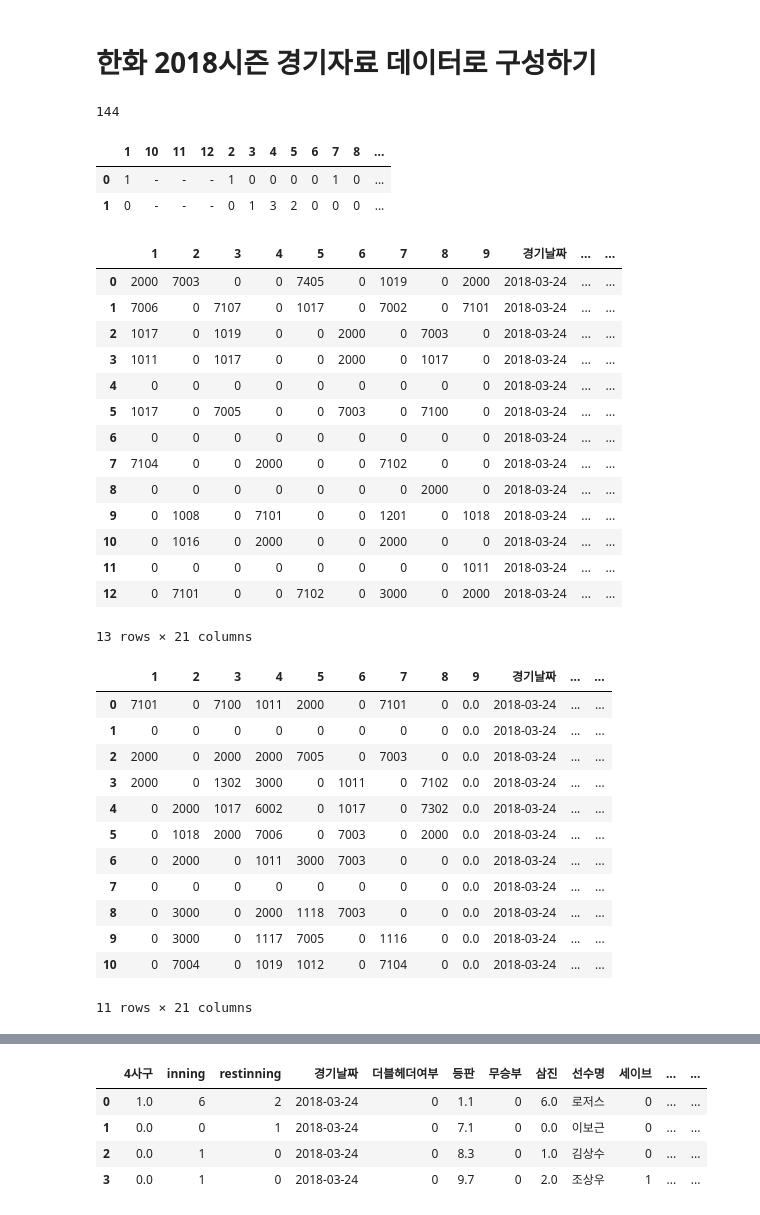
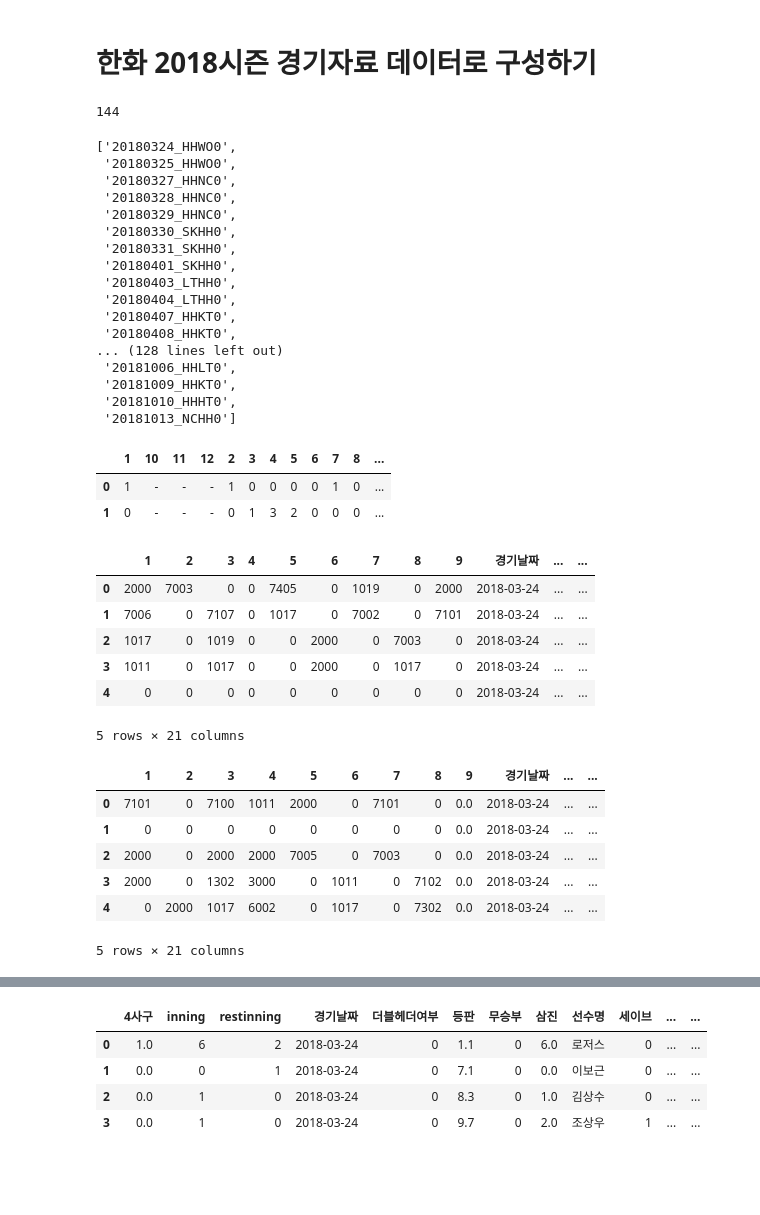
Before and after one commit to LOPES-HUFS/Data_Wrangling_for_KBO, a Jupyter notebook: notebook.ipynb, the cells around one changed output, grey strips where cells are left out. Drawn from its saved outputs; the diff is of its cells as text; code cells hidden in the pictures; blank space fills up the shorter version.

```diff
--- a/notebook.ipynb
+++ b/notebook.ipynb
@@ -193,7 +182,25 @@ for i in range(0,len(sample)):
     temp_full.update(temp_data)
 # %%
 # 144경기가 다 들어왔는지 확인합니다.
-len(temp_full.keys())
+print(len(temp_full.keys()))
+list(temp_full.keys())
 # %% [output]
 144
+['20180324_HHWO0',
+ '20180325_HHWO0',
+ '20180327_HHNC0',
+ '20180328_HHNC0',
+ '20180329_HHNC0',
+ '20180330_SKHH0',
+ '20180331_SKHH0',
+ '20180401_SKHH0',
+ '20180403_LTHH0',
+ '20180404_LTHH0',
+ '20180407_HHKT0',
+ '20180408_HHKT0',
+... (128 lines left out)
+ '20181006_HHLT0',
+ '20181009_HHKT0',
+ '20181010_HHHT0',
+ '20181013_NCHH0']
 # %%
@@ -204,25 +212,19 @@ pd.DataFrame(temp_full[list(temp_full.keys())[0]]['scoreboard'])
 | 0 | 1 | - | - | - | 1 | 0 | 0 | 0 | 0 | 1 | 0 | ... |
 | 1 | 0 | - | - | - | 0 | 1 | 3 | 2 | 0 | 0 | 0 | ... |
 # %%
-pd.DataFrame(temp_full[list(temp_full.keys())[0]]['away_batter'])
+# 원정팀 타자 데이터가 잘 변경되었는지 확인해 줍니다.
+pd.DataFrame(temp_full[list(temp_full.keys())[0]]['away_batter']).head()
 # %% [output]
 |  | 1 | 2 | 3 | 4 | 5 | 6 | 7 | 8 | 9 | 경기날짜 | ... | ... |
 | 0 | 2000 | 7003 | 0 | 0 | 7405 | 0 | 1019 | 0 | 2000 | 2018-03-24 | ... | ... |
 | 1 | 7006 | 0 | 7107 | 0 | 1017 | 0 | 7002 | 0 | 7101 | 2018-03-24 | ... | ... |
 | 2 | 1017 | 0 | 1019 | 0 | 0 | 2000 | 0 | 7003 | 0 | 2018-03-24 | ... | ... |
 | 3 | 1011 | 0 | 1017 | 0 | 0 | 2000 | 0 | 1017 | 0 | 2018-03-24 | ... | ... |
 | 4 | 0 | 0 | 0 | 0 | 0 | 0 | 0 | 0 | 0 | 2018-03-24 | ... | ... |
-| 5 | 1017 | 0 | 7005 | 0 | 0 | 7003 | 0 | 7100 | 0 | 2018-03-24 | ... | ... |
-| 6 | 0 | 0 | 0 | 0 | 0 | 0 | 0 | 0 | 0 | 2018-03-24 | ... | ... |
-| 7 | 7104 | 0 | 0 | 2000 | 0 | 0 | 7102 | 0 | 0 | 2018-03-24 | ... | ... |
-| 8 | 0 | 0 | 0 | 0 | 0 | 0 | 0 | 2000 | 0 | 2018-03-24 | ... | ... |
-| 9 | 0 | 1008 | 0 | 7101 | 0 | 0 | 1201 | 0 | 1018 | 2018-03-24 | ... | ... |
-| 10 | 0 | 1016 | 0 | 2000 | 0 | 0 | 2000 | 0 | 0 | 2018-03-24 | ... | ... |
-| 11 | 0 | 0 | 0 | 0 | 0 | 0 | 0 | 0 | 1011 | 2018-03-24 | ... | ... |
-| 12 | 0 | 7101 | 0 | 0 | 7102 | 0 | 3000 | 0 | 2000 | 2018-03-24 | ... | ... |
-13 rows × 21 columns
+5 rows × 21 columns
 # %%
-pd.DataFrame(temp_full[list(temp_full.keys())[0]]['home_batter'])
+#  홈팀 타자 데이터가 잘 변경되었는지 확인해 줍니다.
+pd.DataFrame(temp_full[list(temp_full.keys())[0]]['home_batter']).head()
 # %% [output]
 |  | 1 | 2 | 3 | 4 | 5 | 6 | 7 | 8 | 9 | 경기날짜 | ... | ... |
 | 0 | 7101 | 0 | 7100 | 1011 | 2000 | 0 | 7101 | 0 | 0.0 | 2018-03-24 | ... | ... |
@@ -230,11 +232,5 @@ pd.DataFrame(temp_full[list(temp_full.keys())[0]]['home_batter'])
 | 2 | 2000 | 0 | 2000 | 2000 | 7005 | 0 | 7003 | 0 | 0.0 | 2018-03-24 | ... | ... |
 | 3 | 2000 | 0 | 1302 | 3000 | 0 | 1011 | 0 | 7102 | 0.0 | 2018-03-24 | ... | ... |
 | 4 | 0 | 2000 | 1017 | 6002 | 0 | 1017 | 0 | 7302 | 0.0 | 2018-03-24 | ... | ... |
-| 5 | 0 | 1018 | 2000 | 7006 | 0 | 7003 | 0 | 2000 | 0.0 | 2018-03-24 | ... | ... |
-| 6 | 0 | 2000 | 0 | 1011 | 3000 | 7003 | 0 | 0 | 0.0 | 2018-03-24 | ... | ... |
-| 7 | 0 | 0 | 0 | 0 | 0 | 0 | 0 | 0 | 0.0 | 2018-03-24 | ... | ... |
-| 8 | 0 | 3000 | 0 | 2000 | 1118 | 7003 | 0 | 0 | 0.0 | 2018-03-24 | ... | ... |
-| 9 | 0 | 3000 | 0 | 1117 | 7005 | 0 | 1116 | 0 | 0.0 | 2018-03-24 | ... | ... |
-| 10 | 0 | 7004 | 0 | 1019 | 1012 | 0 | 7104 | 0 | 0.0 | 2018-03-24 | ... | ... |
-11 rows × 21 columns
+5 rows × 21 columns
 # %%
```
Also changed, not shown: parts of 35 cells of this notebook.
